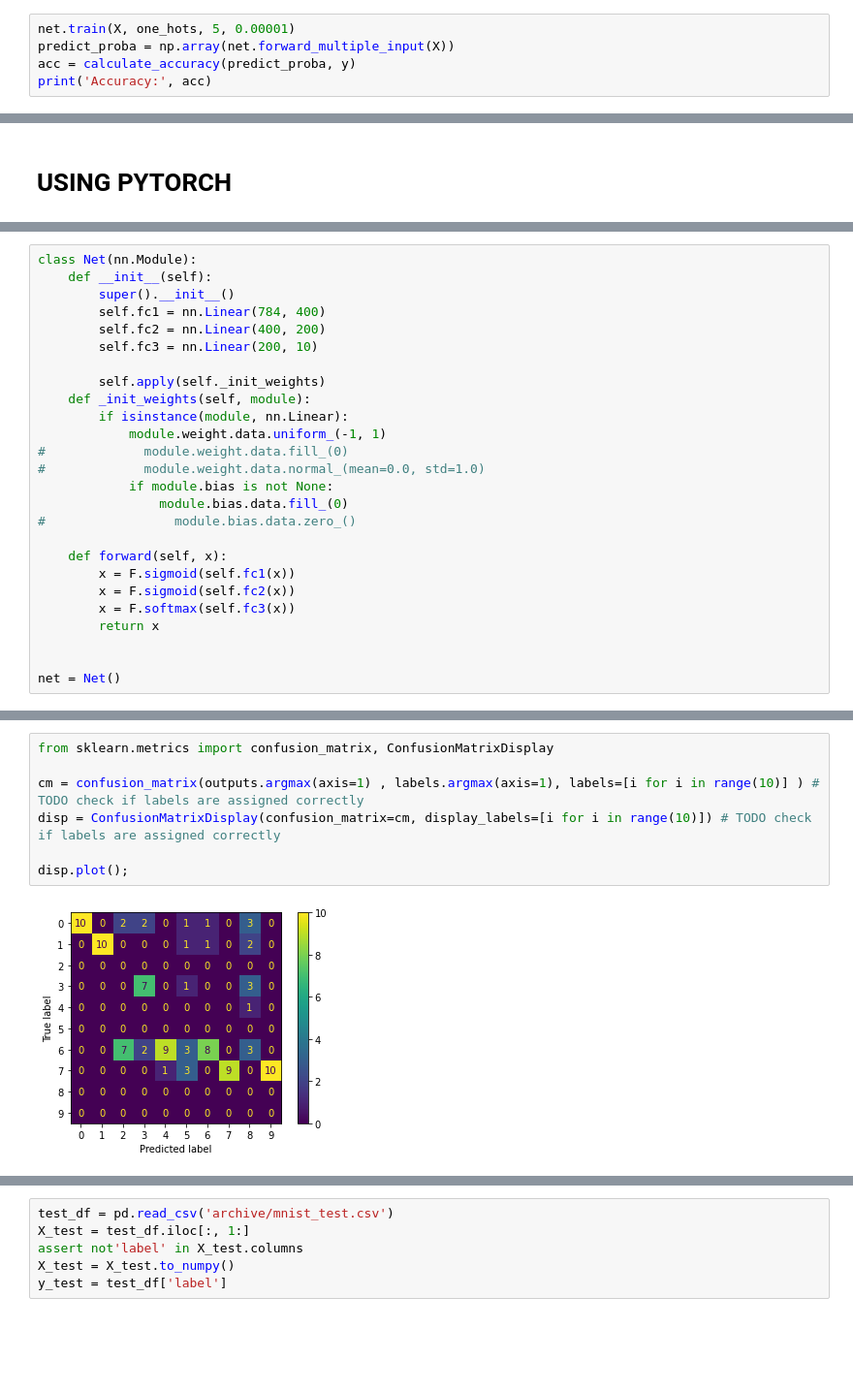
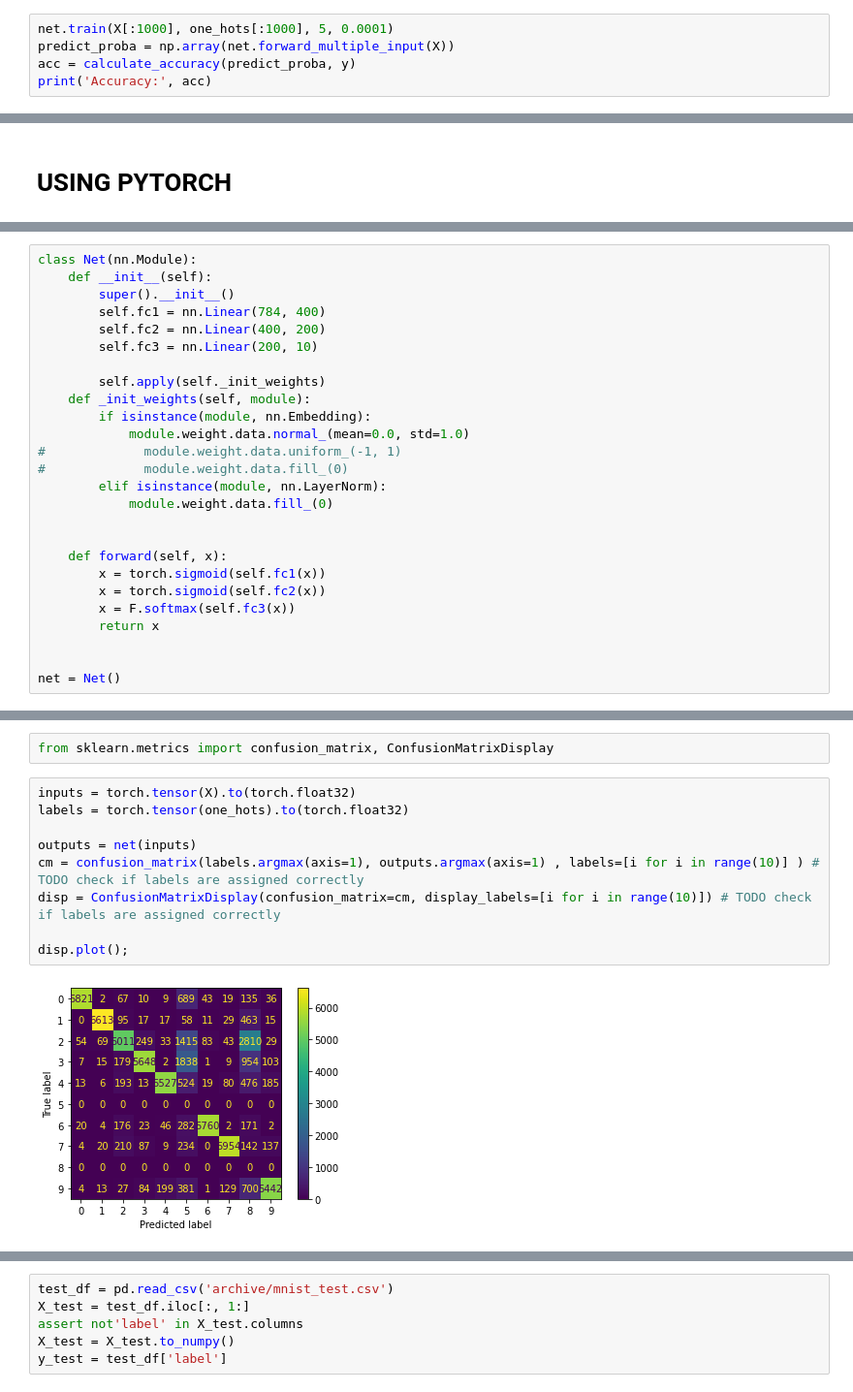
Before and after one commit to arstrim/UW_CS760, a Jupyter notebook: hw4/neural_networks.ipynb, the cells around one changed output, grey strips where cells are left out. Shown at 97% size. Drawn from its saved outputs; the diff is of its cells as text; blank space fills up the shorter version.

```diff
--- a/hw4/neural_networks.ipynb
+++ b/hw4/neural_networks.ipynb
@@ -232,7 +152,7 @@ for yi in y:
     one_hots.append([1 if _==yi else 0 for _ in range(10)])
 one_hots = np.array(one_hots)
 # %%
-net.train(X, one_hots, 5, 0.00001)
+net.train(X[:1000], one_hots[:1000], 5, 0.0001)
 predict_proba = np.array(net.forward_multiple_input(X))
 acc = calculate_accuracy(predict_proba, y)
 print('Accuracy:', acc)
@@ -289,17 +229,17 @@ class Net(nn.Module):
 
         self.apply(self._init_weights)
     def _init_weights(self, module):
-        if isinstance(module, nn.Linear):
-            module.weight.data.uniform_(-1, 1)
+        if isinstance(module, nn.Embedding):
+            module.weight.data.normal_(mean=0.0, std=1.0)
+#             module.weight.data.uniform_(-1, 1)
 #             module.weight.data.fill_(0)
-#             module.weight.data.normal_(mean=0.0, std=1.0)
-            if module.bias is not None:
-                module.bias.data.fill_(0)
-#                 module.bias.data.zero_()
+        elif isinstance(module, nn.LayerNorm):
+            module.weight.data.fill_(0)
+
 
     def forward(self, x):
-        x = F.sigmoid(self.fc1(x))
-        x = F.sigmoid(self.fc2(x))
+        x = torch.sigmoid(self.fc1(x))
+        x = torch.sigmoid(self.fc2(x))
         x = F.softmax(self.fc3(x))
         return x
 
@@ -378,9 +301,13 @@ plt.plot(losses)
+# %%
+from sklearn.metrics import confusion_matrix, ConfusionMatrixDisplay
 # %%
-from sklearn.metrics import confusion_matrix, ConfusionMatrixDisplay
+inputs = torch.tensor(X).to(torch.float32)
+labels = torch.tensor(one_hots).to(torch.float32)
 
-cm = confusion_matrix(outputs.argmax(axis=1) , labels.argmax(axis=1), labels=[i for i in range(10)] ) # TODO check if labels are assigned correctly
+outputs = net(inputs)
+cm = confusion_matrix(labels.argmax(axis=1), outputs.argmax(axis=1) , labels=[i for i in range(10)] ) # TODO check if labels are assigned correctly
 disp = ConfusionMatrixDisplay(confusion_matrix=cm, display_labels=[i for i in range(10)]) # TODO check if labels are assigned correctly
 
 disp.plot();
 # %% [output]
-[figure, old version]
+[figure, new version]
```
Also changed, not shown: parts of 30 cells of this notebook, 1 other file.
